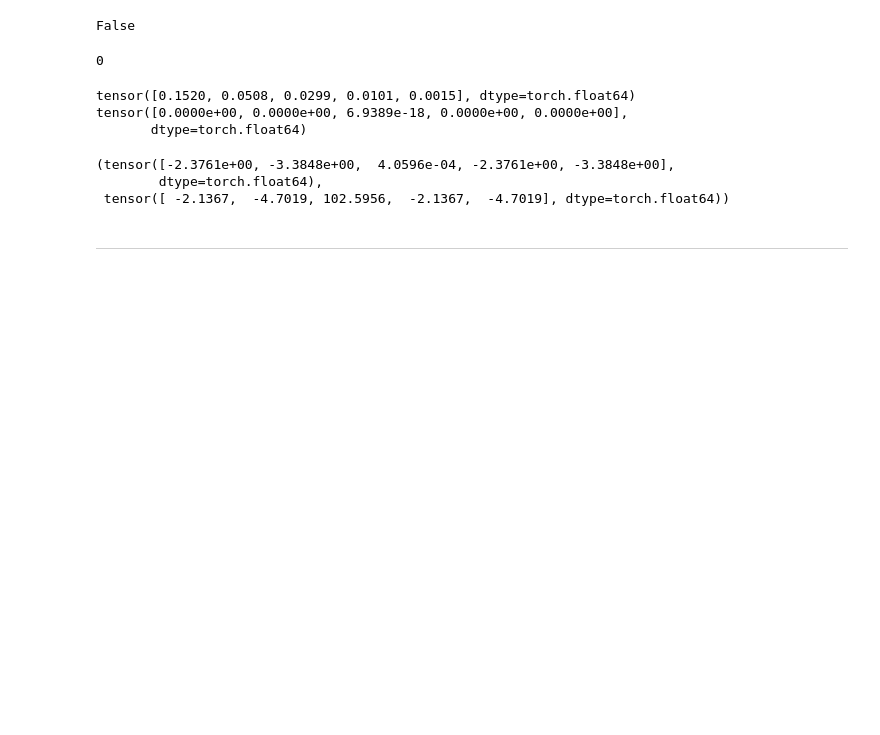
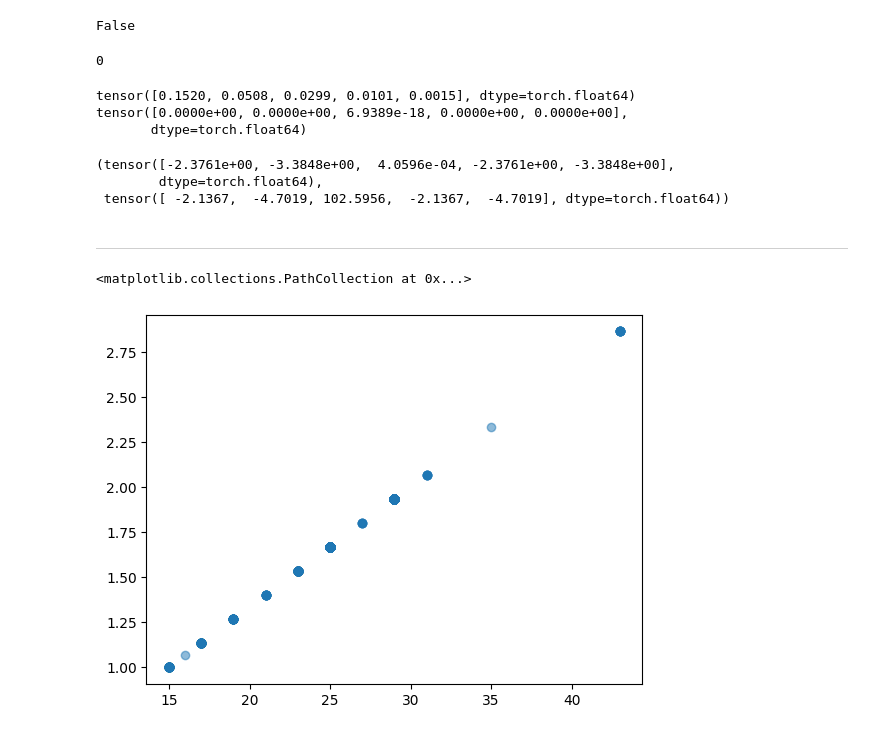
Before and after one commit to LorenzoTonet/torch_erg_experiments, a Jupyter notebook: Trees.ipynb, the cells around one changed output. Saved outputs shown, nothing was run; the diff lists cells and outputs as text; code cells hidden in the pictures; blank space fills up the shorter version.

```diff
--- a/Trees.ipynb
+++ b/Trees.ipynb
@@ -197,3 +197,15 @@ params_for_estimates, params_for_estimates2
  tensor([ -2.1367,  -4.7019, 102.5956,  -2.1367,  -4.7019], dtype=torch.float64))
 # %% [markdown]
 ---
+# %%
+obs_from_sample = torch.stack([o for o in observablesGWG]).numpy()
+stat0 = obs_from_sample[:, 0]
+stat1 = obs_from_sample[:, 1]
+stat2 = obs_from_sample[:, 2]
+stat3 = obs_from_sample[:, 3]
+stat4 = obs_from_sample[:, 4]
+
+plt.scatter(stat0, stat3, alpha=0.5)
+# %% [output]
+<matplotlib.collections.PathCollection at 0x...>
+[figure, added]
```
